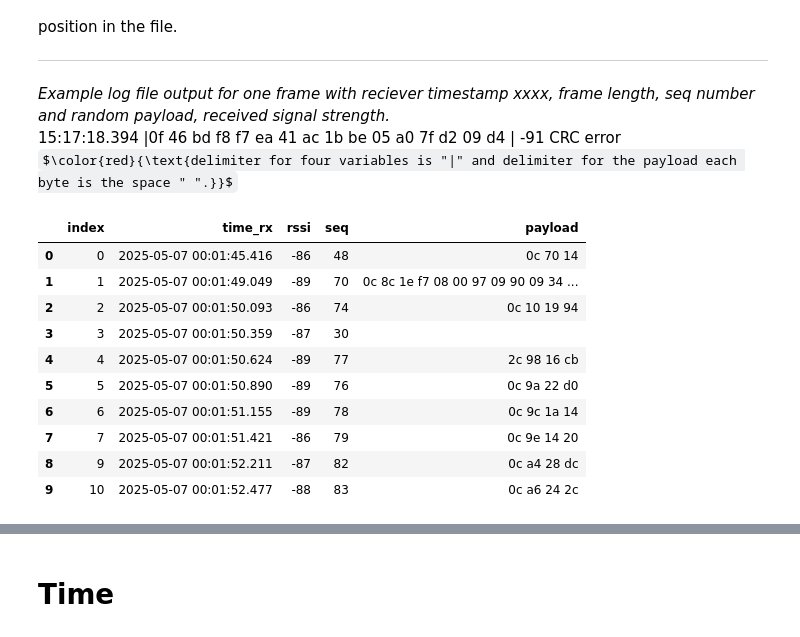
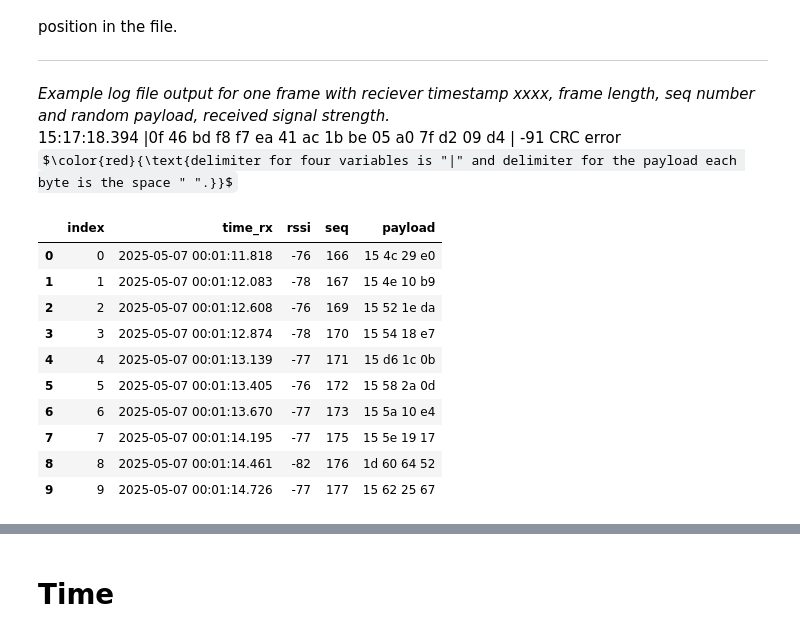
Before and after one commit to masken98/WcnesProject2025, a Jupyter notebook: stats/statistics.ipynb, the cells around one changed output, grey strips where cells are left out. Drawn from its saved outputs; the diff is of its cells as text; code cells hidden in the pictures; some formulas as TeX source.

```diff
--- a/stats/statistics.ipynb
+++ b/stats/statistics.ipynb
@@ -29,23 +29,23 @@ MAX_SEQ = 256 # (decimal) maximum seq number defined by the length of the seq, t
 <br>$\color{red}{\text{delimiter for four variables is "|" and delimiter for the payload each byte is the space " ".}}$
 # %%
 # define the file name
-filename = "base65"
+filename = "test4"
 # import file to jupyter notebook
 df = readfile("./" + filename + ".txt")
 # check the imported data first 10 lines
 df.head(10)
 # %% [output]
 |  | index | time_rx | rssi | seq | payload |
-| 0 | 0 | 2025-05-07 00:01:45.416 | -86 | 48 | 0c 70 14 |
-| 1 | 1 | 2025-05-07 00:01:49.049 | -89 | 70 | 0c 8c 1e f7 08 00 97 09 90 09 34 ... |
-| 2 | 2 | 2025-05-07 00:01:50.093 | -86 | 74 | 0c 10 19 94 |
-| 3 | 3 | 2025-05-07 00:01:50.359 | -87 | 30 |  |
-| 4 | 4 | 2025-05-07 00:01:50.624 | -89 | 77 | 2c 98 16 cb |
-| 5 | 5 | 2025-05-07 00:01:50.890 | -89 | 76 | 0c 9a 22 d0 |
-| 6 | 6 | 2025-05-07 00:01:51.155 | -89 | 78 | 0c 9c 1a 14 |
-| 7 | 7 | 2025-05-07 00:01:51.421 | -86 | 79 | 0c 9e 14 20 |
-| 8 | 9 | 2025-05-07 00:01:52.211 | -87 | 82 | 0c a4 28 dc |
-| 9 | 10 | 2025-05-07 00:01:52.477 | -88 | 83 | 0c a6 24 2c |
+| 0 | 0 | 2025-05-07 00:01:11.818 | -76 | 166 | 15 4c 29 e0 |
+| 1 | 1 | 2025-05-07 00:01:12.083 | -78 | 167 | 15 4e 10 b9 |
+| 2 | 2 | 2025-05-07 00:01:12.608 | -76 | 169 | 15 52 1e da |
+| 3 | 3 | 2025-05-07 00:01:12.874 | -78 | 170 | 15 54 18 e7 |
+| 4 | 4 | 2025-05-07 00:01:13.139 | -77 | 171 | 15 d6 1c 0b |
+| 5 | 5 | 2025-05-07 00:01:13.405 | -76 | 172 | 15 58 2a 0d |
+| 6 | 6 | 2025-05-07 00:01:13.670 | -77 | 173 | 15 5a 10 e4 |
+| 7 | 7 | 2025-05-07 00:01:14.195 | -77 | 175 | 15 5e 19 17 |
+| 8 | 8 | 2025-05-07 00:01:14.461 | -82 | 176 | 1d 60 64 52 |
+| 9 | 9 | 2025-05-07 00:01:14.726 | -77 | 177 | 15 62 25 67 |
 # %%
 # delete packets of invalid length (aka. error in length field at variable receiver length config) (PAYLOADSIZE + 2B pesudo sequence number)
 test = df[df.payload.apply(lambda x: len(x)==((PAYLOADSIZE)*3-1))]
```
Also changed, not shown: parts of 5 cells of this notebook, 1 other file.
